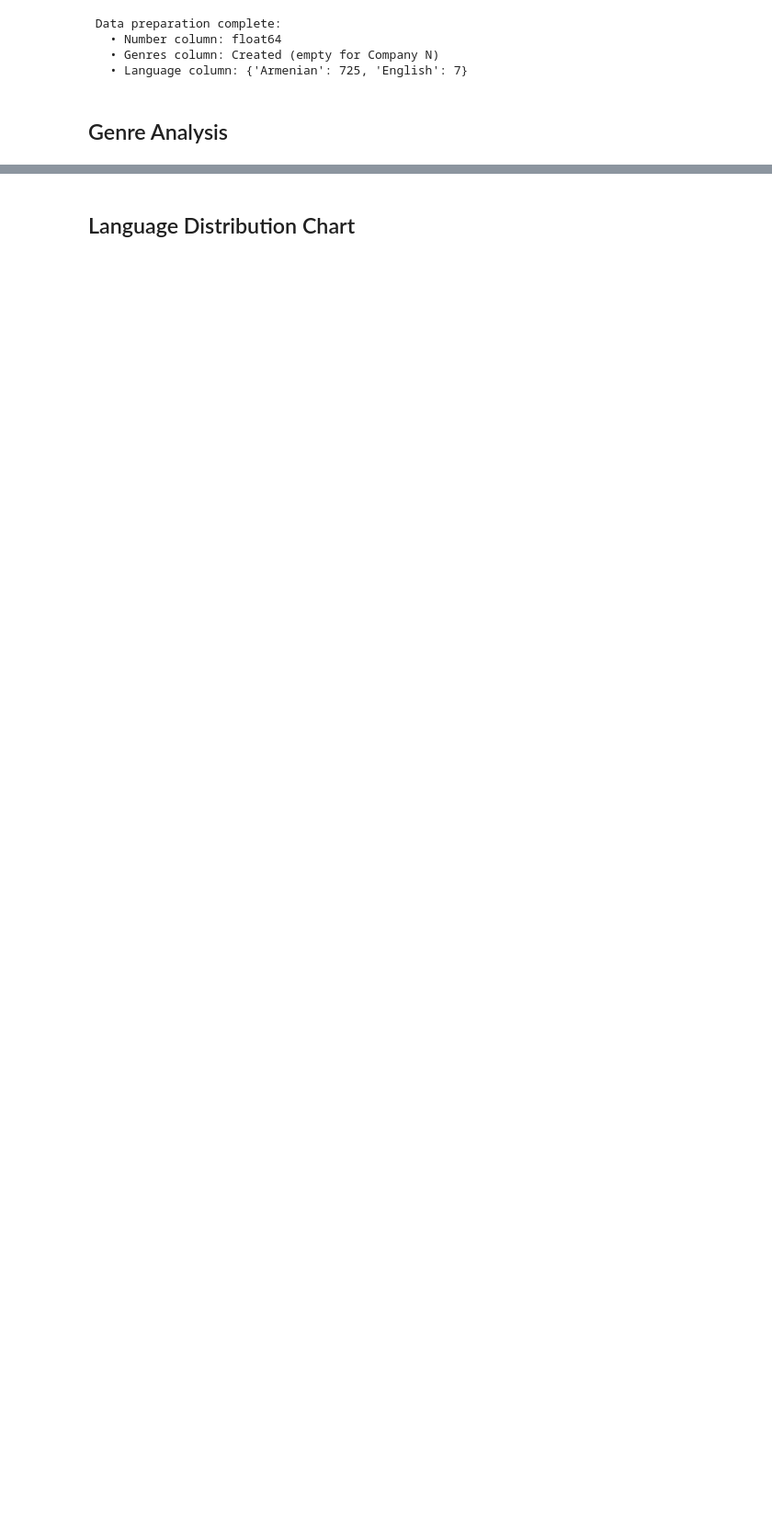
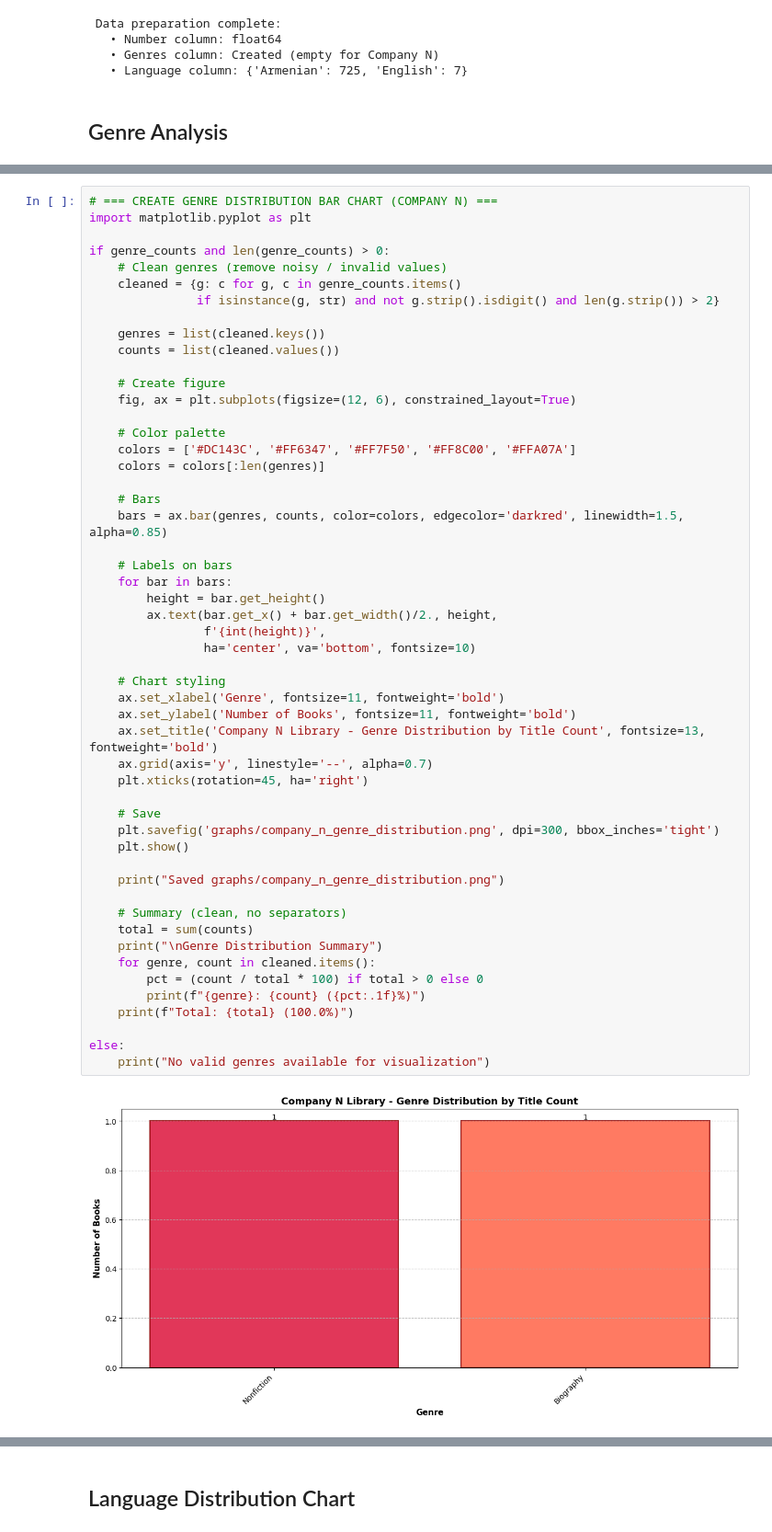
Before and after one commit to manoukyanmari/book-recommendation-system, a Jupyter notebook: book-genre-ai/company_n/company_n_visualization.ipynb, the cells around one changed output, grey strips where cells are left out. Shown at 92% size. Saved outputs shown, nothing was run; the diff lists cells and outputs as text; blank space fills up the shorter version.

```diff
--- a/book-genre-ai/company_n/company_n_visualization.ipynb
+++ b/book-genre-ai/company_n/company_n_visualization.ipynb
@@ -270,0 +315,54 @@ print(f"️  Cell execution time: {elapsed:.2f}s")
+# %%
+# === CREATE GENRE DISTRIBUTION BAR CHART (COMPANY N) ===
+import matplotlib.pyplot as plt
+
+if genre_counts and len(genre_counts) > 0:
+    # Clean genres (remove noisy / invalid values)
+    cleaned = {g: c for g, c in genre_counts.items()
+               if isinstance(g, str) and not g.strip().isdigit() and len(g.strip()) > 2}
+
+    genres = list(cleaned.keys())
+    counts = list(cleaned.values())
+
+    # Create figure
+    fig, ax = plt.subplots(figsize=(12, 6), constrained_layout=True)
+
+    # Color palette
+    colors = ['#DC143C', '#FF6347', '#FF7F50', '#FF8C00', '#FFA07A']
+    colors = colors[:len(genres)]
+
+    # Bars
+    bars = ax.bar(genres, counts, color=colors, edgecolor='darkred', linewidth=1.5, alpha=0.85)
+
+    # Labels on bars
+    for bar in bars:
+        height = bar.get_height()
+        ax.text(bar.get_x() + bar.get_width()/2., height,
+                f'{int(height)}',
+                ha='center', va='bottom', fontsize=10)
+
+    # Chart styling
+    ax.set_xlabel('Genre', fontsize=11, fontweight='bold')
+    ax.set_ylabel('Number of Books', fontsize=11, fontweight='bold')
+    ax.set_title('Company N Library - Genre Distribution by Title Count', fontsize=13, fontweight='bold')
+    ax.grid(axis='y', linestyle='--', alpha=0.7)
+    plt.xticks(rotation=45, ha='right')
+
+    # Save
+    plt.savefig('graphs/company_n_genre_distribution.png', dpi=300, bbox_inches='tight')
+    plt.show()
+
+    print("Saved graphs/company_n_genre_distribution.png")
+
+    # Summary (clean, no separators)
+    total = sum(counts)
+    print("\nGenre Distribution Summary")
+    for genre, count in cleaned.items():
+        pct = (count / total * 100) if total > 0 else 0
+        print(f"{genre}: {count} ({pct:.1f}%)")
+    print(f"Total: {total} (100.0%)")
+
+else:
+    print("No valid genres available for visualization")
+# %% [output]
+[figure, added]
```
Also changed, not shown: parts of 34 cells of this notebook, 32 other files.
